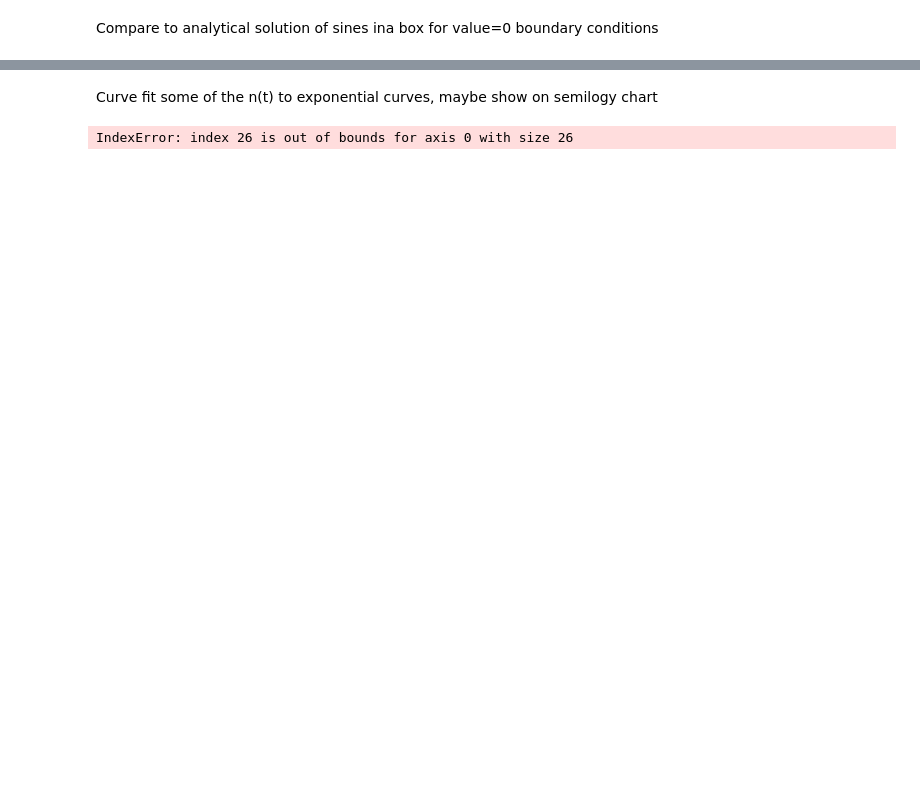
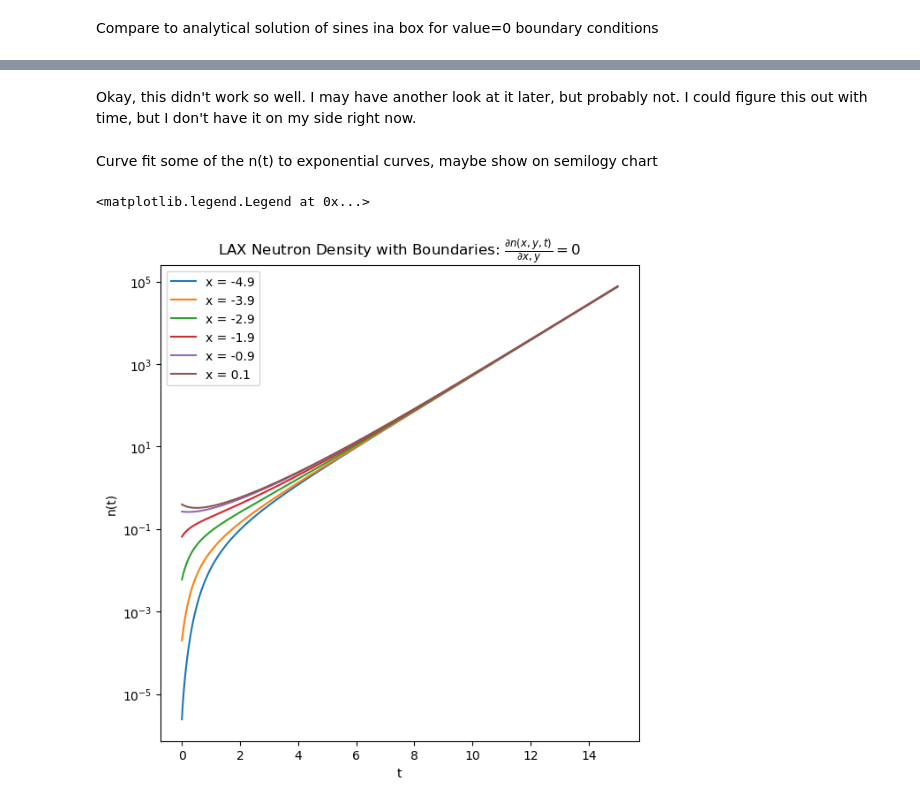
Before and after one commit to LordofDorknes/ProfHurst_PHYS240_Sp23, a Jupyter notebook: Newby/Project/Newby_Robin_Neutron_Diffusion.ipynb, the cells around one changed output, grey strips where cells are left out. Cells and saved outputs as stored; diff of their text form; code cells hidden in the pictures; blank space fills up the shorter version.

```diff
--- a/Newby/Project/Newby_Robin_Neutron_Diffusion.ipynb
+++ b/Newby/Project/Newby_Robin_Neutron_Diffusion.ipynb
@@ -256,2 +292,4 @@ This thing devolves into the lowest frequency oscillation that fits in the box,
+# %% [markdown]
+Okay, this didn't work so well. I may have another look at it later, but probably not. I could figure this out with time, but I don't have it on my side right now.
 # %% [markdown]
 Curve fit some of the n(t) to exponential curves, maybe show on semilogy chart
@@ -260,6 +296,25 @@ asas=(Ny+2)//2
-# %%
-del bleh
-bleh = np.ones(26)
-fafaf=bleh[asas]
-# %% [output]
-IndexError: index 26 is out of bounds for axis 0 with size 26
+# %%
+approx_center_index_x=int(np.ceil((Nx+2)/2))
+approx_center_index_y=int(np.ceil((Ny+2)/2))
+
+samplex=approx_center_index_x
+sampley=approx_center_index_y
+
+xval=x[samplex]
+yval=y[sampley]
+
+fig = plt.figure(figsize=(7,7))
+ax = fig.add_subplot()
+num_cur=5
+for xindex in range(samplex+1):
+    if ((xindex-1) % int((samplex+1)/num_cur))  == 0:
+        ax.semilogy(t,evolution[xindex,sampley,:],label=f'x = {x[xindex]:0.1f}')
+
+ax.set_xlabel('t')
+ax.set_ylabel(f'n(t)')
+plotitle=f'{schemeName} Neutron Density with {boundName}'
+plt.title(plotitle)
+plt.legend()
+# %% [output]
+<matplotlib.legend.Legend at 0x...>
+[figure, added]
```
Also changed, not shown: parts of 11 cells of this notebook.
